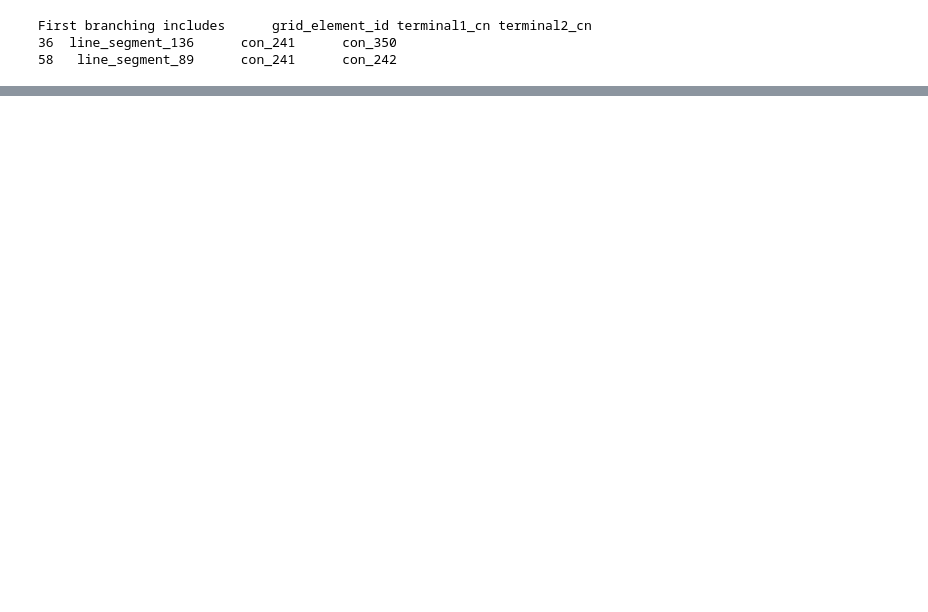
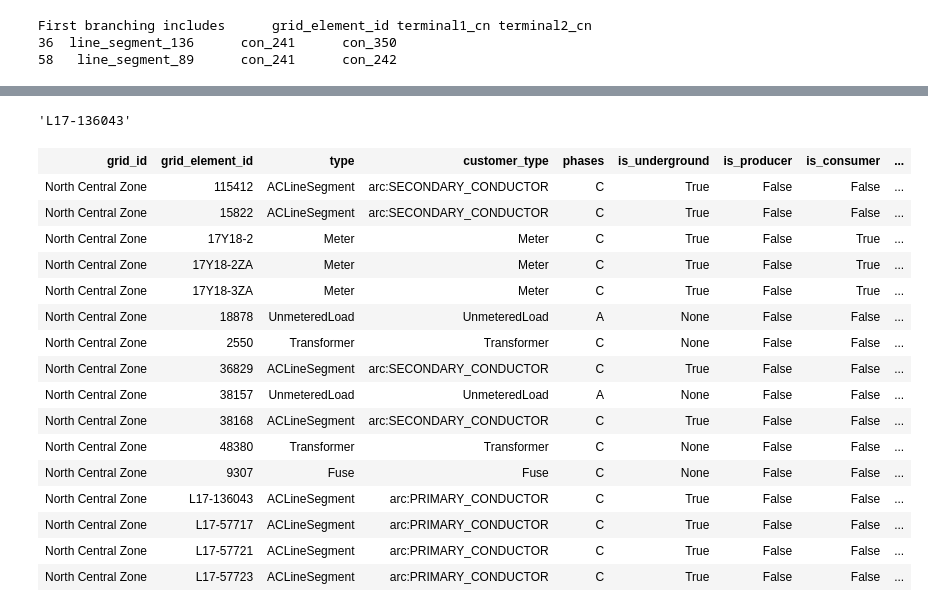
Before and after one commit to varunneelamana/M2PI_2024_Awesense_Team, a Jupyter notebook: time_series_split_branches.ipynb, the cells around one changed output, grey strips where cells are left out. Saved outputs shown, nothing was run; the diff lists cells and outputs as text; code cells hidden in the pictures; blank space fills up the shorter version.

```diff
--- a/time_series_split_branches.ipynb
+++ b/time_series_split_branches.ipynb
@@ -219,0 +380,26 @@ bif
+# %%
+grid_element_id
+# %% [output]
+'L17-136043'
+# %%
+GG = %sql select * from grid_get_downstream('{grid_id}', '{grid_element_id}') limit20;
+# %%
+GG
+# %% [output]
+| grid_id | grid_element_id | type | customer_type | phases | is_underground | is_producer | is_consumer | ... |
+| North Central Zone | 115412 | ACLineSegment | arc:SECONDARY_CONDUCTOR | C | True | False | False | ... |
+| North Central Zone | 15822 | ACLineSegment | arc:SECONDARY_CONDUCTOR | C | True | False | False | ... |
+| North Central Zone | 17Y18-2 | Meter | Meter | C | True | False | True | ... |
+| North Central Zone | 17Y18-2ZA | Meter | Meter | C | True | False | True | ... |
+| North Central Zone | 17Y18-3ZA | Meter | Meter | C | True | False | True | ... |
+| North Central Zone | 18878 | UnmeteredLoad | UnmeteredLoad | A | None | False | False | ... |
+| North Central Zone | 2550 | Transformer | Transformer | C | None | False | False | ... |
+| North Central Zone | 36829 | ACLineSegment | arc:SECONDARY_CONDUCTOR | C | True | False | False | ... |
+| North Central Zone | 38157 | UnmeteredLoad | UnmeteredLoad | A | None | False | False | ... |
+| North Central Zone | 38168 | ACLineSegment | arc:SECONDARY_CONDUCTOR | C | True | False | False | ... |
+| North Central Zone | 48380 | Transformer | Transformer | C | None | False | False | ... |
+| North Central Zone | 9307 | Fuse | Fuse | C | None | False | False | ... |
+| North Central Zone | L17-136043 | ACLineSegment | arc:PRIMARY_CONDUCTOR | C | True | False | False | ... |
+| North Central Zone | L17-57717 | ACLineSegment | arc:PRIMARY_CONDUCTOR | C | True | False | False | ... |
+| North Central Zone | L17-57721 | ACLineSegment | arc:PRIMARY_CONDUCTOR | C | True | False | False | ... |
+| North Central Zone | L17-57723 | ACLineSegment | arc:PRIMARY_CONDUCTOR | C | True | False | False | ... |
```
Also changed, not shown: parts of 20 cells of this notebook.
